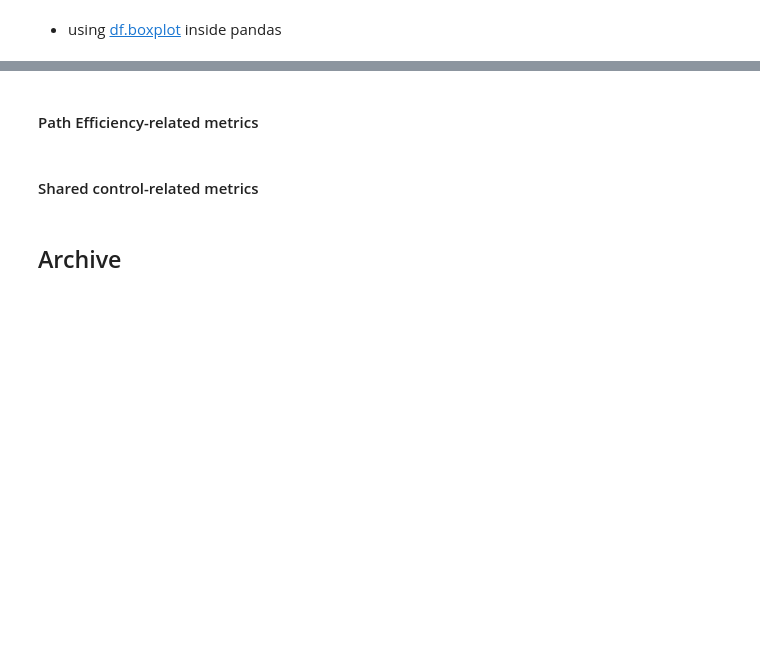
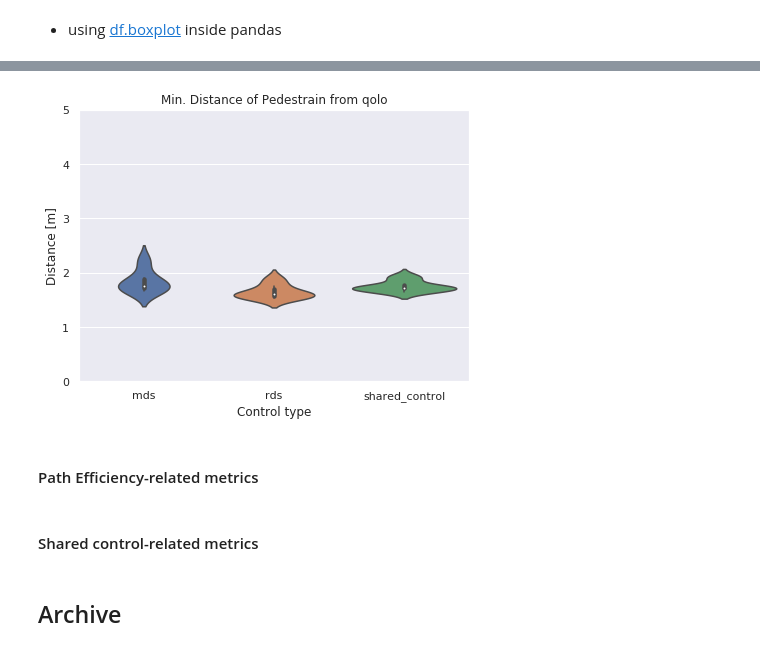
Before and after one commit to epfl-lasa/crowdbot-evaluation-tools, a Jupyter notebook: notebooks/comprehensive_eval.ipynb, the cells around one changed output, grey strips where cells are left out. Saved outputs shown, nothing was run; the diff lists cells and outputs as text; code cells hidden in the pictures; blank space fills up the shorter version.

```diff
--- a/notebooks/comprehensive_eval.ipynb
+++ b/notebooks/comprehensive_eval.ipynb
@@ -184,3 +256,17 @@ plt.show()
+# %%
+fig1, axes1 = plt.subplots(figsize=(7,5))
+
+sns.violinplot(x='control_type',y='avg_min_dist', data=crowd_metrics_df_, ax = axes1)
+
+axes1.set_title('Min. Distance of Pedestrain from qolo')
+axes1.yaxis.grid(True)
+axes1.set_xlabel('Control type')
+axes1.set_ylabel('Distance [m]')
+axes1.set_ylim(bottom=0.0, top=5.0)
+
+plt.show()
+# %% [output]
+[figure, added]
 # %% [markdown]
 #### Path Efficiency-related metrics
 # %% [markdown]
```
Also changed, not shown: parts of 13 cells of this notebook.
